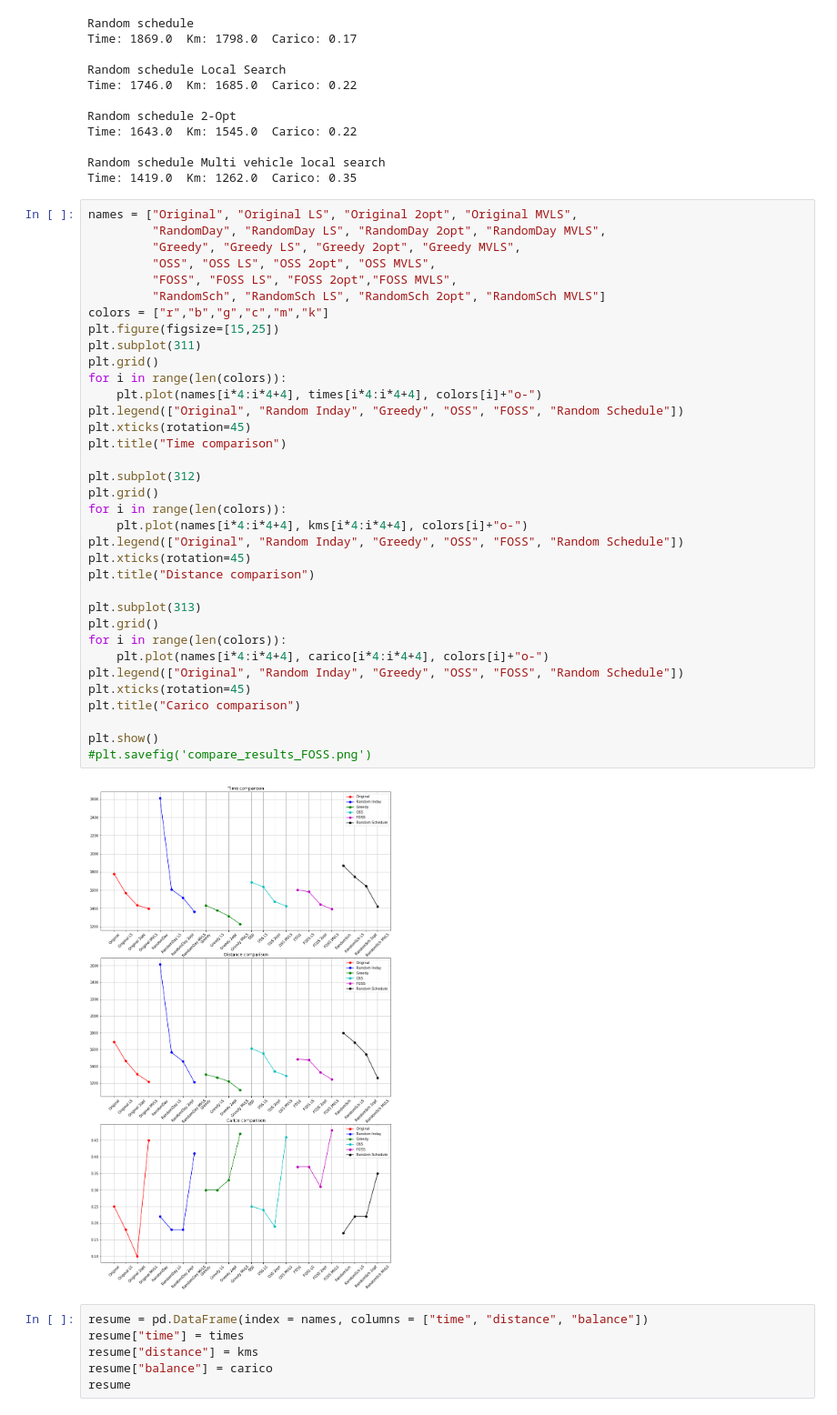
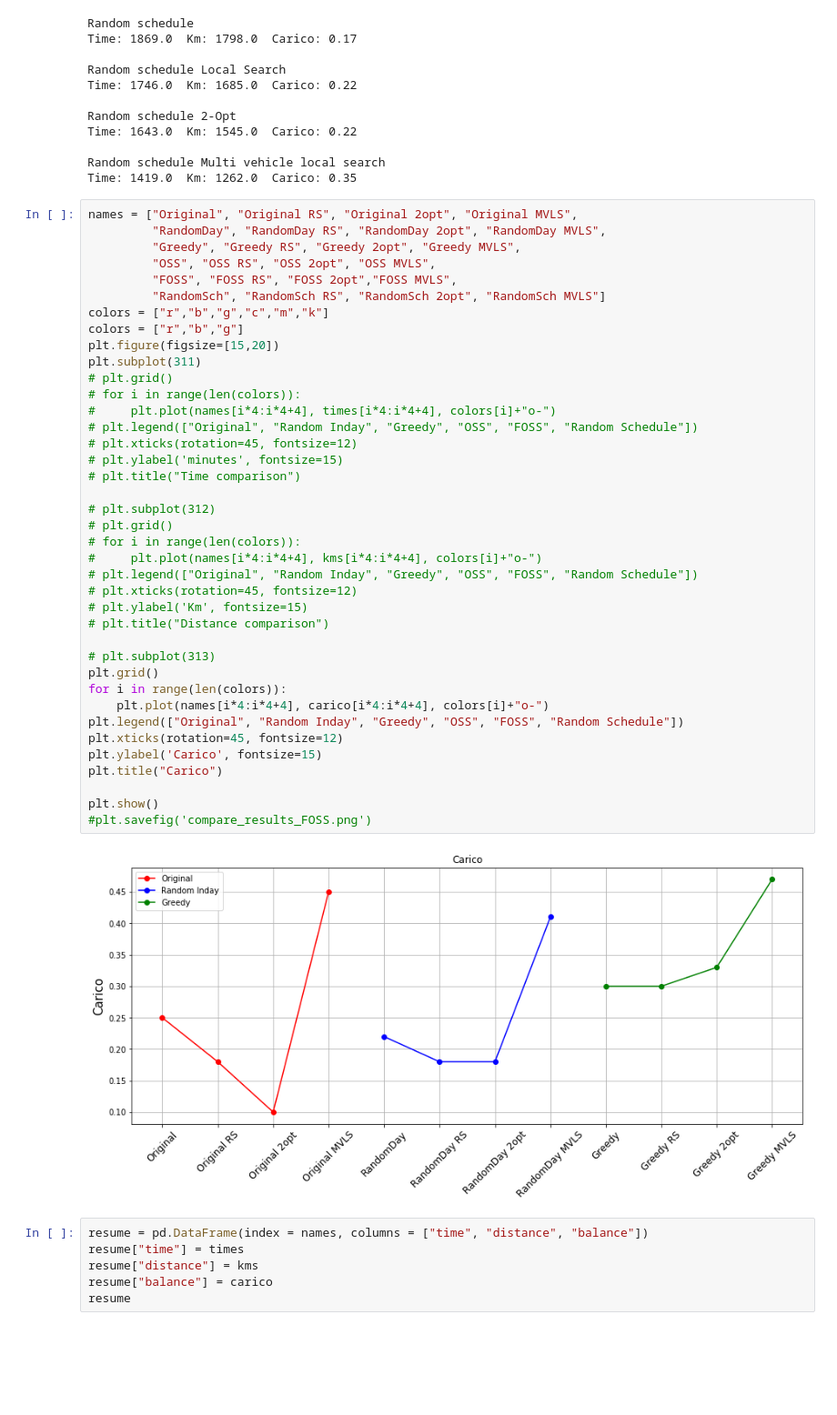
Before and after one commit to MassimoCavagna/Bachelor-Thesis, a Jupyter notebook: Dati/explorative_analysis/Comparison_charts.ipynb, the cells around one changed output. Shown: that part at 91% size. Drawn from its saved outputs; the diff is of its cells as text; blank space fills up the shorter version.

```diff
--- a/Dati/explorative_analysis/Comparison_charts.ipynb
+++ b/Dati/explorative_analysis/Comparison_charts.ipynb
@@ -520,42 +520,46 @@ Time: 1643.0  Km: 1545.0  Carico: 0.22
 Random schedule Multi vehicle local search
 Time: 1419.0  Km: 1262.0  Carico: 0.35
 # %%
-names = ["Original", "Original LS", "Original 2opt", "Original MVLS",
-         "RandomDay", "RandomDay LS", "RandomDay 2opt", "RandomDay MVLS",
-         "Greedy", "Greedy LS", "Greedy 2opt", "Greedy MVLS",
-         "OSS", "OSS LS", "OSS 2opt", "OSS MVLS",
-         "FOSS", "FOSS LS", "FOSS 2opt","FOSS MVLS",
-         "RandomSch", "RandomSch LS", "RandomSch 2opt", "RandomSch MVLS"]
+names = ["Original", "Original RS", "Original 2opt", "Original MVLS",
+         "RandomDay", "RandomDay RS", "RandomDay 2opt", "RandomDay MVLS",
+         "Greedy", "Greedy RS", "Greedy 2opt", "Greedy MVLS",
+         "OSS", "OSS RS", "OSS 2opt", "OSS MVLS",
+         "FOSS", "FOSS RS", "FOSS 2opt","FOSS MVLS",
+         "RandomSch", "RandomSch RS", "RandomSch 2opt", "RandomSch MVLS"]
 colors = ["r","b","g","c","m","k"]
-plt.figure(figsize=[15,25])
+colors = ["r","b","g"]
+plt.figure(figsize=[15,20])
 plt.subplot(311)
-plt.grid()
-for i in range(len(colors)):
-    plt.plot(names[i*4:i*4+4], times[i*4:i*4+4], colors[i]+"o-")
-plt.legend(["Original", "Random Inday", "Greedy", "OSS", "FOSS", "Random Schedule"])
-plt.xticks(rotation=45)
-plt.title("Time comparison")
+# plt.grid()
+# for i in range(len(colors)):
+#     plt.plot(names[i*4:i*4+4], times[i*4:i*4+4], colors[i]+"o-")
+# plt.legend(["Original", "Random Inday", "Greedy", "OSS", "FOSS", "Random Schedule"])
+# plt.xticks(rotation=45, fontsize=12)
+# plt.ylabel('minutes', fontsize=15)
+# plt.title("Time comparison")
 
-plt.subplot(312)
-plt.grid()
-for i in range(len(colors)):
-    plt.plot(names[i*4:i*4+4], kms[i*4:i*4+4], colors[i]+"o-")
-plt.legend(["Original", "Random Inday", "Greedy", "OSS", "FOSS", "Random Schedule"])
-plt.xticks(rotation=45)
-plt.title("Distance comparison")
+# plt.subplot(312)
+# plt.grid()
+# for i in range(len(colors)):
+#     plt.plot(names[i*4:i*4+4], kms[i*4:i*4+4], colors[i]+"o-")
+# plt.legend(["Original", "Random Inday", "Greedy", "OSS", "FOSS", "Random Schedule"])
+# plt.xticks(rotation=45, fontsize=12)
+# plt.ylabel('Km', fontsize=15)
+# plt.title("Distance comparison")
 
-plt.subplot(313)
+# plt.subplot(313)
 plt.grid()
 for i in range(len(colors)):
     plt.plot(names[i*4:i*4+4], carico[i*4:i*4+4], colors[i]+"o-")
 plt.legend(["Original", "Random Inday", "Greedy", "OSS", "FOSS", "Random Schedule"])
-plt.xticks(rotation=45)
-plt.title("Carico comparison")
+plt.xticks(rotation=45, fontsize=12)
+plt.ylabel('Carico', fontsize=15)
+plt.title("Carico")
 
 plt.show()
 #plt.savefig('compare_results_FOSS.png')
 # %% [output]
-[figure, old version]
+[figure, new version]
 # %%
 resume = pd.DataFrame(index = names, columns = ["time", "distance", "balance"])
 resume["time"] = times
```
Also changed, not shown: parts of 1 cell of this notebook, 3 other files.
